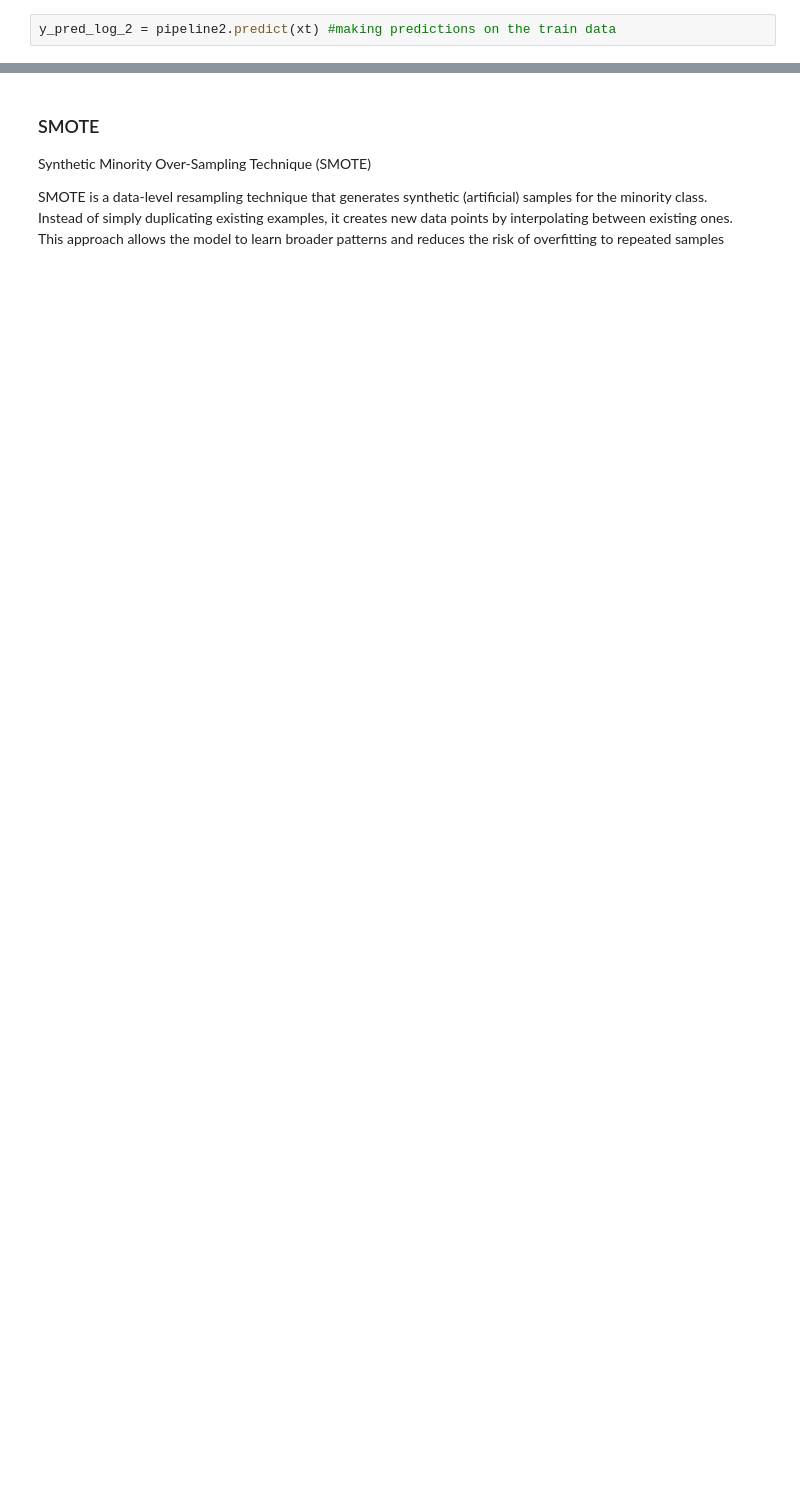
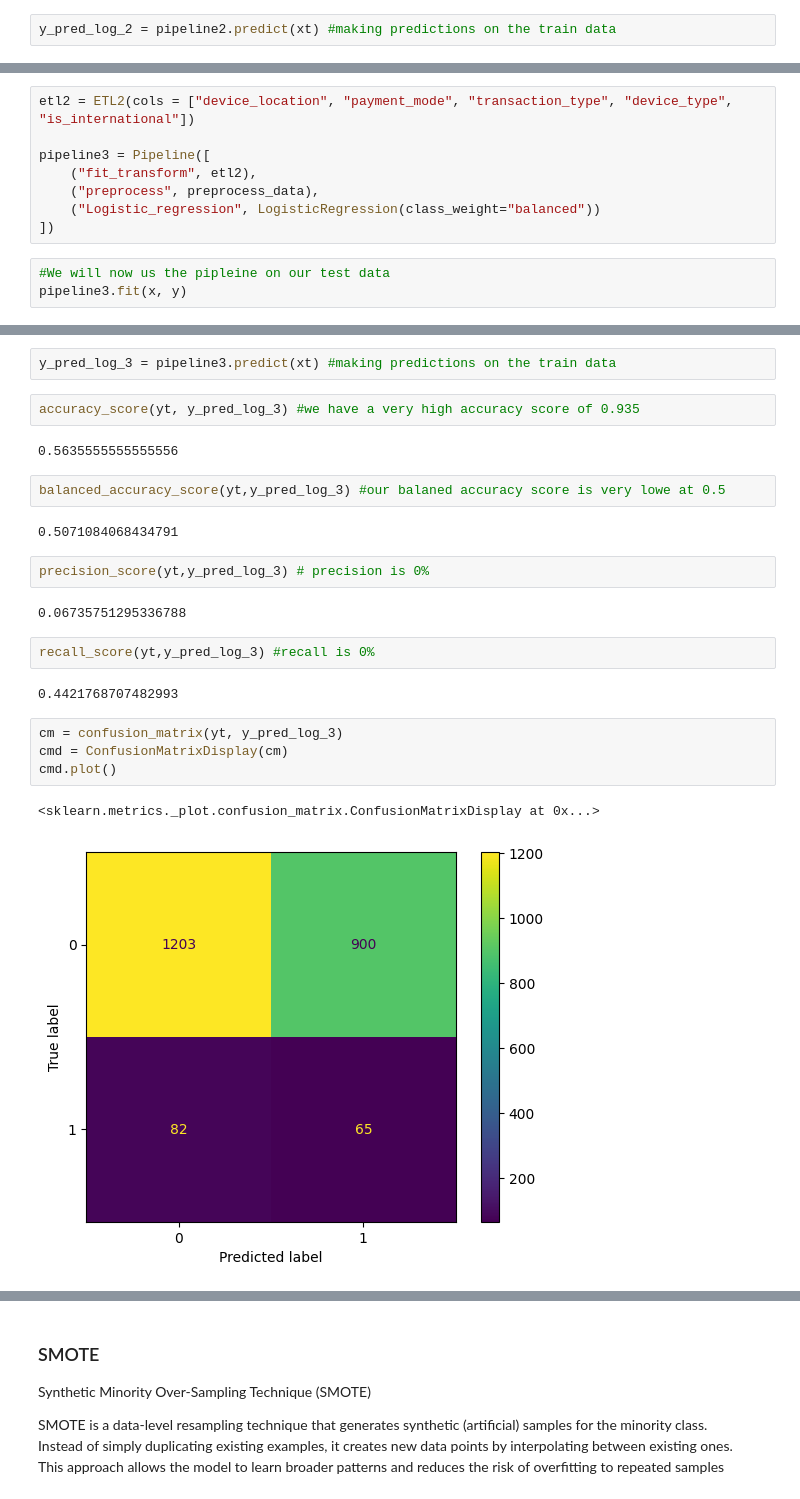
Before and after one commit to leta199/Fraud-Detection, a Jupyter notebook: modelling/fraud_detection.ipynb, the cells around one changed output, grey strips where cells are left out. Saved outputs shown, nothing was run; the diff lists cells and outputs as text; blank space fills up the shorter version.

```diff
--- a/modelling/fraud_detection.ipynb
+++ b/modelling/fraud_detection.ipynb
@@ -552,0 +540,11 @@ class ETL2(BaseEstimator, TransformerMixin): # scikit-learn's way of allowing us
+# %%
+etl2 = ETL2(cols = ["device_location", "payment_mode", "transaction_type", "device_type", "is_international"])
+
+pipeline3 = Pipeline([
+    ("fit_transform", etl2),
+    ("preprocess", preprocess_data),
+    ("Logistic_regression", LogisticRegression(class_weight="balanced"))
+])
+# %%
+#We will now us the pipleine on our test data
+pipeline3.fit(x, y)
@@ -552,0 +577,25 @@ class ETL2(BaseEstimator, TransformerMixin): # scikit-learn's way of allowing us
+# %%
+y_pred_log_3 = pipeline3.predict(xt) #making predictions on the train data
+# %%
+accuracy_score(yt, y_pred_log_3) #we have a very high accuracy score of 0.935
+# %% [output]
+0.5635555555555556
+# %%
+balanced_accuracy_score(yt,y_pred_log_3) #our balaned accuracy score is very lowe at 0.5
+# %% [output]
+0.5071084068434791
+# %%
+precision_score(yt,y_pred_log_3) # precision is 0%
+# %% [output]
+0.06735751295336788
+# %%
+recall_score(yt,y_pred_log_3) #recall is 0%
+# %% [output]
+0.4421768707482993
+# %%
+cm = confusion_matrix(yt, y_pred_log_3)
+cmd = ConfusionMatrixDisplay(cm)
+cmd.plot()
+# %% [output]
+<sklearn.metrics._plot.confusion_matrix.ConfusionMatrixDisplay at 0x...>
+[figure, added]
```
Also changed, not shown: parts of 18 cells of this notebook.
